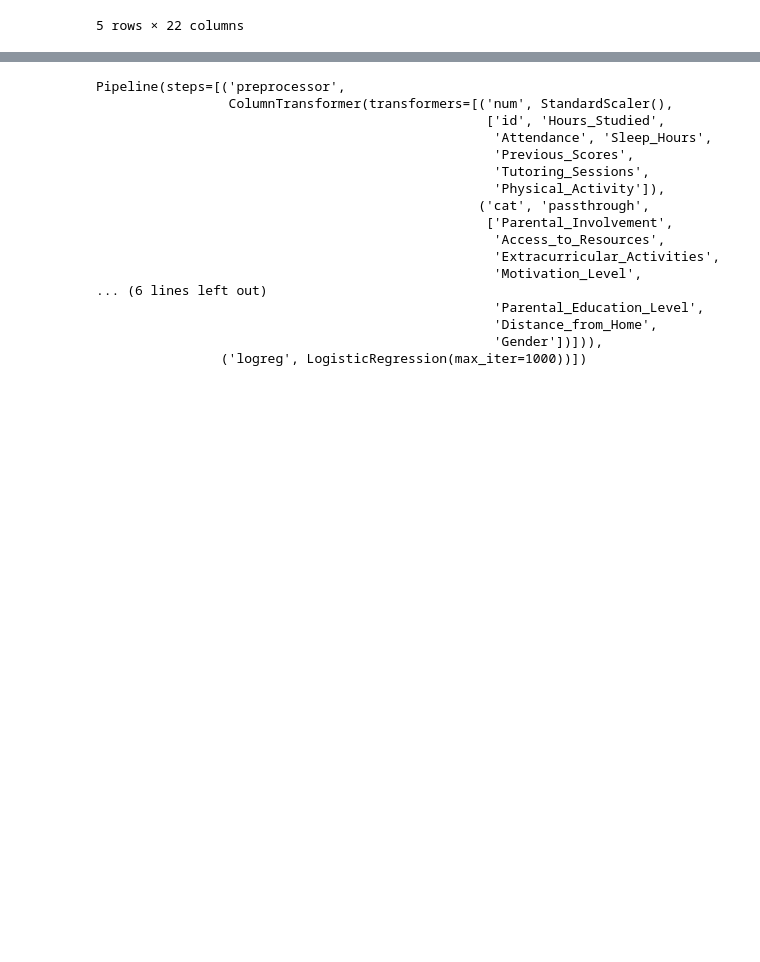
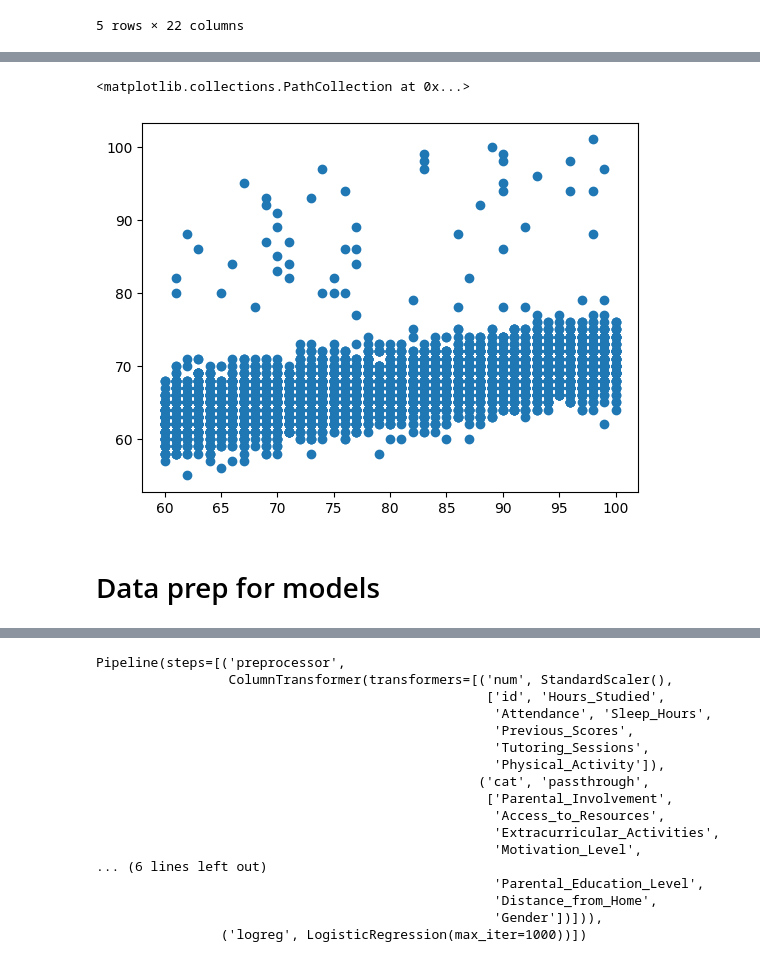
Before and after one commit to Staticy01/Student_Grades, a Jupyter notebook: Student-Predictions.ipynb, the cells around one changed output, grey strips where cells are left out. Saved outputs shown, nothing was run; the diff lists cells and outputs as text; code cells hidden in the pictures; blank space fills up the shorter version.

```diff
--- a/Student-Predictions.ipynb
+++ b/Student-Predictions.ipynb
@@ -54,3 +69,10 @@ df.head()
+# %%
+plt.scatter(df['Attendance'], df['Exam_Score'])
+# %% [output]
+<matplotlib.collections.PathCollection at 0x...>
+[figure, added]
+# %% [markdown]
+# Data prep for models
 # %%
 from sklearn.model_selection import train_test_split
 from sklearn.linear_model import LogisticRegression
```
Also changed, not shown: parts of 17 cells of this notebook, 1 other file.
